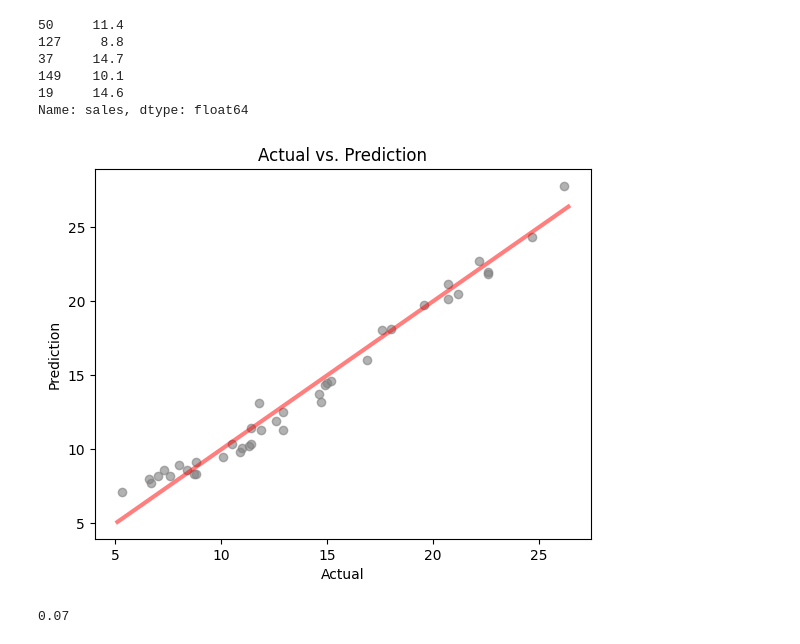
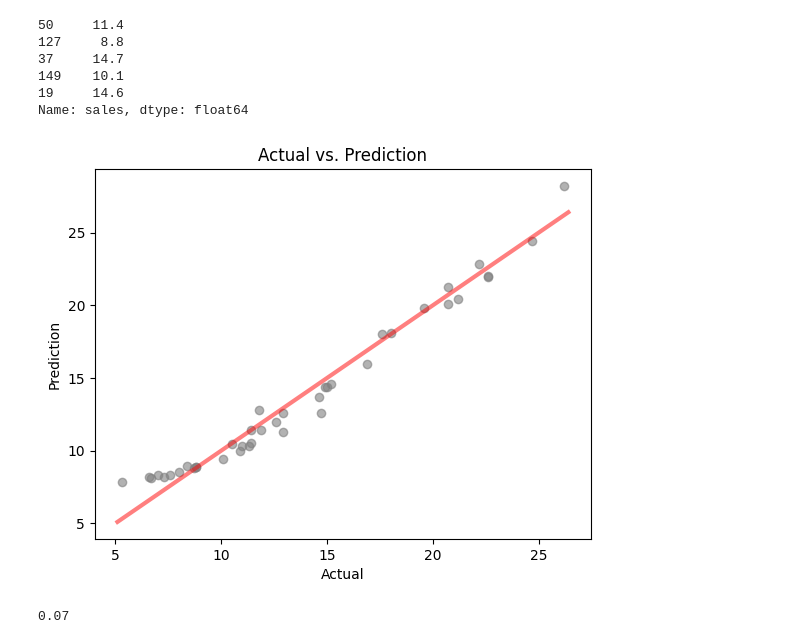
Before and after one commit to SaeidehPr/Data-Science, a Jupyter notebook: Case Study 4- Linear Regression.ipynb, the cells around one changed output. Cells and saved outputs as stored; diff of their text form; code cells hidden in the pictures.

```diff
--- a/Case Study 4- Linear Regression.ipynb
+++ b/Case Study 4- Linear Regression.ipynb
@@ -585,0 +684,3 @@ residuals_fittedvalues_plot(model_int_1)
+# %%
+#Remove non-significant variables from regression model
+x_train.drop(columns = ['radio'], inplace = True)
@@ -585,0 +696,4 @@ residuals_fittedvalues_plot(model_int_1)
+# %%
+#Linear regression - model 8
+model_8 = sm.OLS(trans_y_train, x_train).fit()
+model_8.summary()
@@ -585,0 +734,3 @@ residuals_fittedvalues_plot(model_int_1)
+# %%
+#Scatter plot of residuals vs. fitted values - model 8
+residuals_fittedvalues_plot(model_8)
@@ -588,7 +741,8 @@ residuals_fittedvalues_plot(model_int_1)
 # %%
 #Define the test matrix
 test['int_var'] = test['tv']*test['radio']
-x_test = test.iloc[:, [0, 1, 3]]
+test.reindex(columns = ['tv', 'radio', 'newspaper', 'int_var', 'sales'])
+x_test = test.loc[:, ['tv', 'int_var']]
 x_test = sm.add_constant(x_test)
 y_test = test['sales']
 # %%
@@ -611,22 +765,22 @@ y_test.head()
 Name: sales, dtype: float64
 # %%
 #Plot actual vs. prediction - Test
-test_pred = model_int_1.predict(x_test)
+test_pred = model_8.predict(x_test)
 
 
 #Inverse transformation of predicted values
 test['pred_sale'] = pd.Series(boxcox.inverse_transform(test_pred.values.reshape(-1, 1)).reshape(-1),
                          index = test_pred.index)
 
 plt.scatter(test['sales'], test['pred_sale'], c = 'gray', alpha = .6)
 plt.xlabel('Actual')
 plt.ylabel('Prediction')
 plt.title('Actual vs. Prediction')
 xp = np.linspace(test['sales'].min() - 0.2, test['sales'].max() + 0.2, 100)
 plt.plot(xp, xp, c = 'red', linewidth = 3, alpha = .5)
 plt.show()
 # %% [output]
-[figure, old version]
+[figure, new version]
 # %%
 #Absolute error
 test['abs_err'] = round(abs(test['sales'] - test['pred_sale']) / test['sales'] , 2)
```
Also changed, not shown: parts of 94 cells of this notebook, 3 other files.
